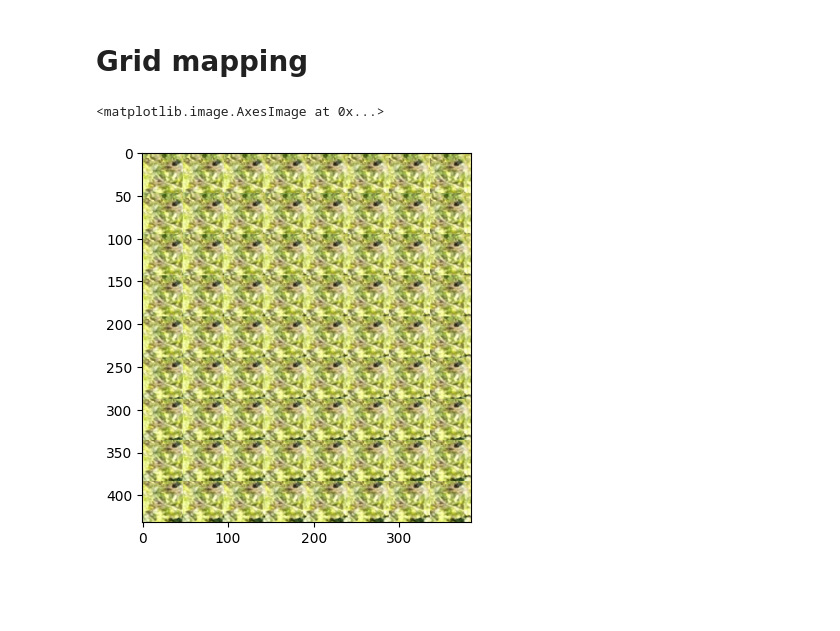
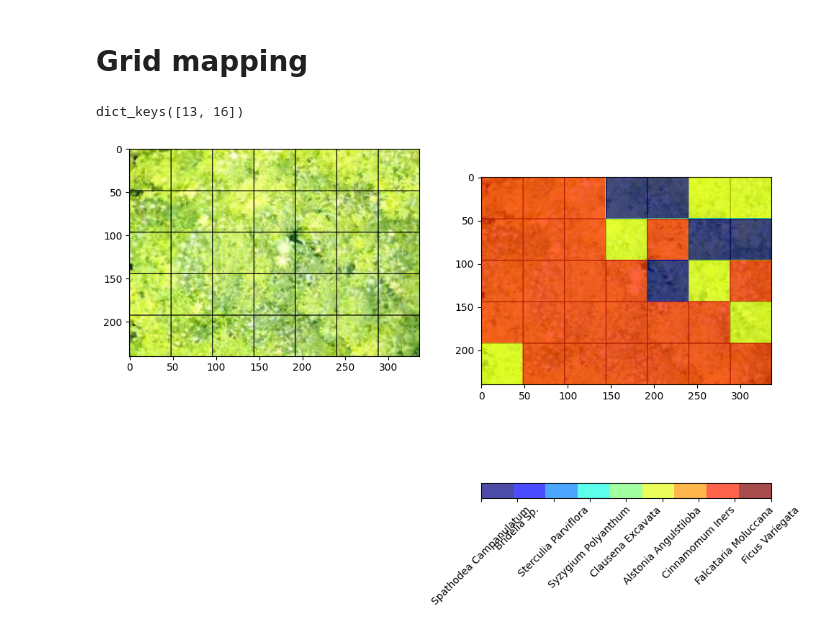
Before and after one commit to FR-DC/FRDC-Active-Learning, a Jupyter notebook: MixMatch/analysis.ipynb, the cells around one changed output. Cells and saved outputs as stored; diff of their text form; code cells hidden in the pictures; blank space fills up the shorter version.

```diff
--- a/MixMatch/analysis.ipynb
+++ b/MixMatch/analysis.ipynb
@@ -152,5 +234,0 @@ for idx, (n_r, n_c) in dims.items():
-# %%
-plt.imshow(imgs[5])
-# %% [output]
-<matplotlib.image.AxesImage at 0x...>
-[figure, removed]
@@ -159,0 +235,41 @@ b = np.load("../chestnut_20210510_43m_rgb_filtered_48/Spathodea Campanulatum/Spa
+# %%
+imgs["Alstonia Angulstiloba"].keys()
+# %% [output]
+dict_keys([13, 16])
+# %%
+from pylab import *
+
+def _counts(species: str, index: int):
+    unique, counts = np.unique(imgs[species][index][1], return_counts=True)
+    return dict(zip(unique, counts))
+
+def plot_visuals(species: str, index: int, cell_size: int = 48):
+
+    img, mask = imgs[species][index]
+    mask = mask.squeeze()
+
+    # Grid lines at these intervals (in pixels)
+    # dx and dy can be different
+    dx, dy = cell_size, cell_size
+
+    # Custom (rgb) grid color
+    grid_color = [0,0,0]
+
+    # Modify the image to include the grid
+    img[:,::dy,:] = grid_color
+    img[::dx,:,:] = grid_color
+
+    fig, ax = plt.subplots(1, 2, figsize=(10, 10))
+
+    ax[0].imshow(img)
+    ax[1].imshow(img)
+    cmap = cm.get_cmap('jet', 9)    # 9 discrete colors
+    # put those patched as legend-handles into the legend
+    plot = ax[1].imshow(mask, cmap=cmap, interpolation='bilinear', vmax=8, vmin=0, alpha=0.7)
+    cbar = fig.colorbar(plot, location="bottom")
+    cbar.ax.set_xticklabels(test_ds.species_map, rotation = 45)  # vertically oriented colorbar
+    fig.tight_layout()
+# %%
+plot_visuals("Alstonia Angulstiloba", 13)
+# %% [output]
+[figure, added]
```
Also changed, not shown: parts of 7 cells of this notebook, 31 other files.
